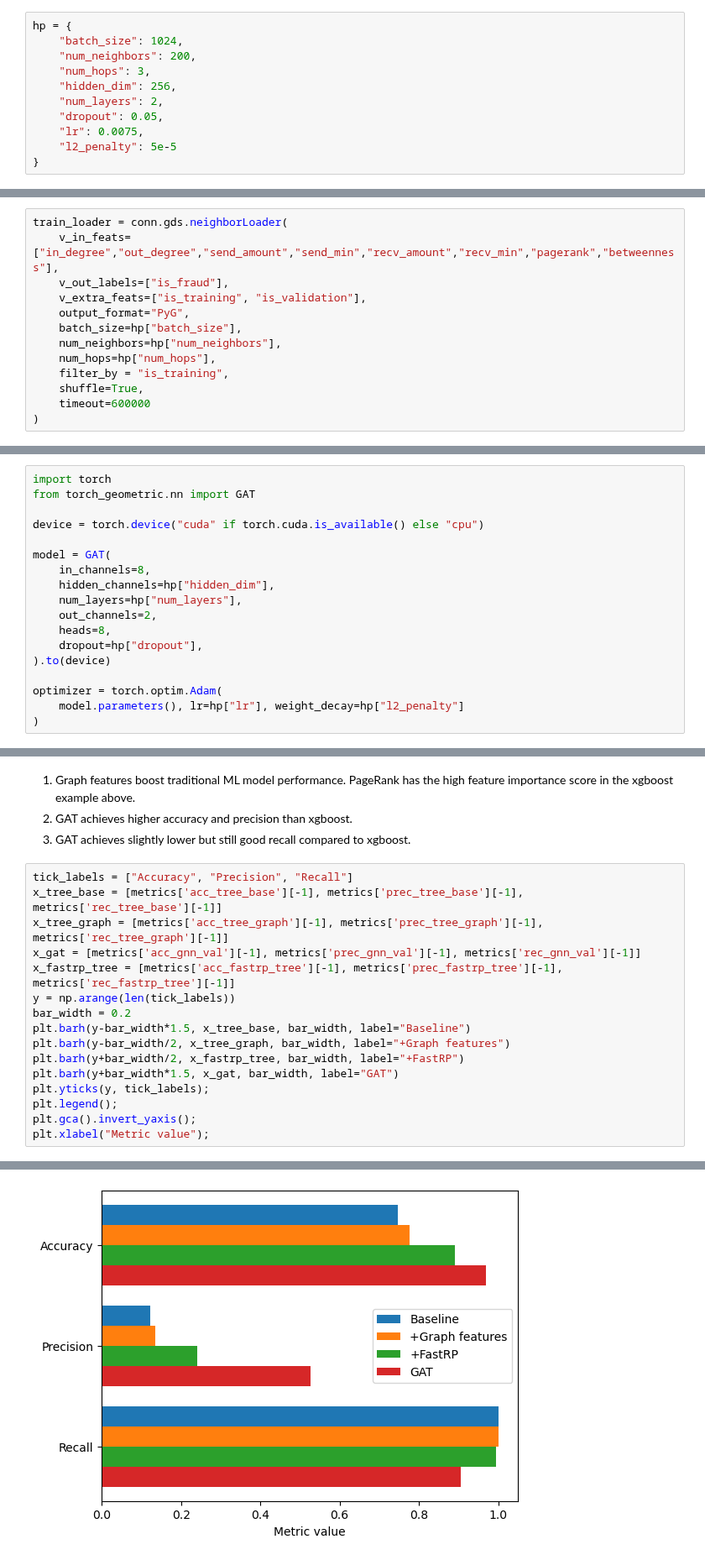
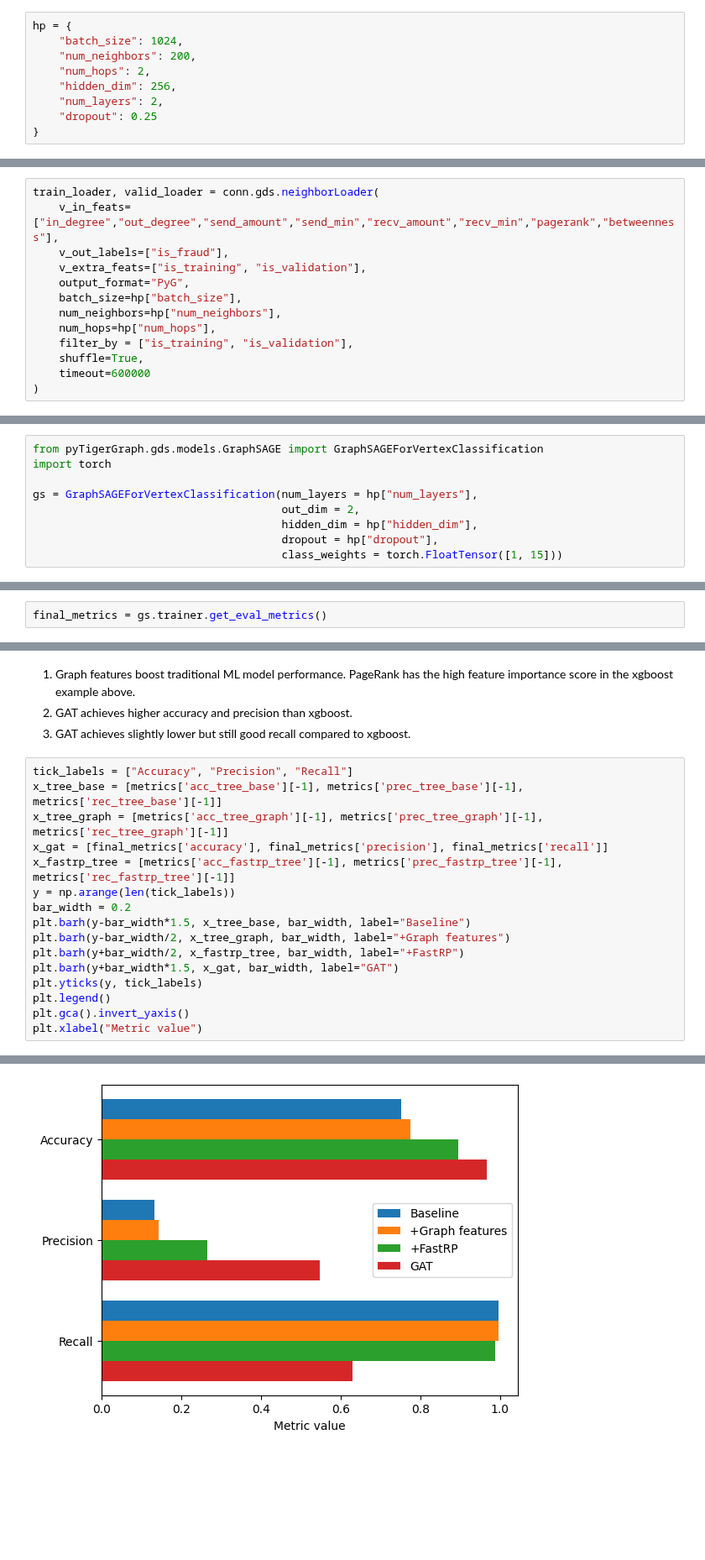
Before and after one commit to tigergraph/graph-ml-notebooks, a Jupyter notebook: applications/fraud_detection/fraud_detection.ipynb, the cells around one changed output, grey strips where cells are left out. Shown at 84% size. Saved outputs shown, nothing was run; the diff lists cells and outputs as text; blank space fills up the shorter version.

Commit message:
feat(ethereum notebook): add built-in model

```diff
--- a/applications/fraud_detection/fraud_detection.ipynb
+++ b/applications/fraud_detection/fraud_detection.ipynb
@@ -404,19 +396,17 @@ Hyperparameters for the model and training environment
 hp = {
     "batch_size": 1024,
     "num_neighbors": 200,
-    "num_hops": 3,
+    "num_hops": 2,
     "hidden_dim": 256,
     "num_layers": 2,
-    "dropout": 0.05,
-    "lr": 0.0075,
-    "l2_penalty": 5e-5
+    "dropout": 0.25
 }
 # %% [markdown]
 ### Create Neighbor Loaders
 # %% [markdown]
 Neighbor loaders for training and validation.
 # %%
-train_loader = conn.gds.neighborLoader(
+train_loader, valid_loader = conn.gds.neighborLoader(
     v_in_feats=["in_degree","out_degree","send_amount","send_min","recv_amount","recv_min","pagerank","betweenness"],
     v_out_labels=["is_fraud"],
     v_extra_feats=["is_training", "is_validation"],
@@ -424,7 +414,7 @@ train_loader = conn.gds.neighborLoader(
     batch_size=hp["batch_size"],
     num_neighbors=hp["num_neighbors"],
     num_hops=hp["num_hops"],
-    filter_by = "is_training",
+    filter_by = ["is_training", "is_validation"],
     shuffle=True,
     timeout=600000
 )
@@ -444,23 +421,14 @@ valid_loader = conn.gds.neighborLoader(
 # %% [markdown]
 ### Create Graph Attention Network
 # %%
+from pyTigerGraph.gds.models.GraphSAGE import GraphSAGEForVertexClassification
 import torch
-from torch_geometric.nn import GAT
 
-device = torch.device("cuda" if torch.cuda.is_available() else "cpu")
-
-model = GAT(
-    in_channels=8,
-    hidden_channels=hp["hidden_dim"],
-    num_layers=hp["num_layers"],
-    out_channels=2,
-    heads=8,
-    dropout=hp["dropout"],
-).to(device)
-
-optimizer = torch.optim.Adam(
-    model.parameters(), lr=hp["lr"], weight_decay=hp["l2_penalty"]
-)
+gs = GraphSAGEForVertexClassification(num_layers = hp["num_layers"],
+                                      out_dim = 2,
+                                      hidden_dim = hp["hidden_dim"],
+                                      dropout = hp["dropout"],
+                                      class_weights = torch.FloatTensor([1, 15]))
 # %% [markdown]
 ### Train Model
 # %%
@@ -570,0 +436,2 @@ Epoch 0/10 |          | [00:00,?epoch/s]
+# %%
+final_metrics = gs.trainer.get_eval_metrics()
@@ -634,7 +512,7 @@ plt.xlabel("feature importance score");
 tick_labels = ["Accuracy", "Precision", "Recall"]
 x_tree_base = [metrics['acc_tree_base'][-1], metrics['prec_tree_base'][-1], metrics['rec_tree_base'][-1]]
 x_tree_graph = [metrics['acc_tree_graph'][-1], metrics['prec_tree_graph'][-1], metrics['rec_tree_graph'][-1]]
-x_gat = [metrics['acc_gnn_val'][-1], metrics['prec_gnn_val'][-1], metrics['rec_gnn_val'][-1]]
+x_gat = [final_metrics['accuracy'], final_metrics['precision'], final_metrics['recall']]
 x_fastrp_tree = [metrics['acc_fastrp_tree'][-1], metrics['prec_fastrp_tree'][-1], metrics['rec_fastrp_tree'][-1]]
 y = np.arange(len(tick_labels))
 bar_width = 0.2
@@ -642,8 +520,8 @@ plt.barh(y-bar_width*1.5, x_tree_base, bar_width, label="Baseline")
 plt.barh(y-bar_width/2, x_tree_graph, bar_width, label="+Graph features")
 plt.barh(y+bar_width/2, x_fastrp_tree, bar_width, label="+FastRP")
 plt.barh(y+bar_width*1.5, x_gat, bar_width, label="GAT")
-plt.yticks(y, tick_labels);
-plt.legend();
-plt.gca().invert_yaxis();
-plt.xlabel("Metric value");
+plt.yticks(y, tick_labels)
+plt.legend()
+plt.gca().invert_yaxis()
+plt.xlabel("Metric value")
 # %% [output]
@@ -650 +529 @@ plt.xlabel("Metric value");
-[figure, old version]
+[figure, new version]
```
Also changed, not shown: parts of 26 cells of this notebook.
